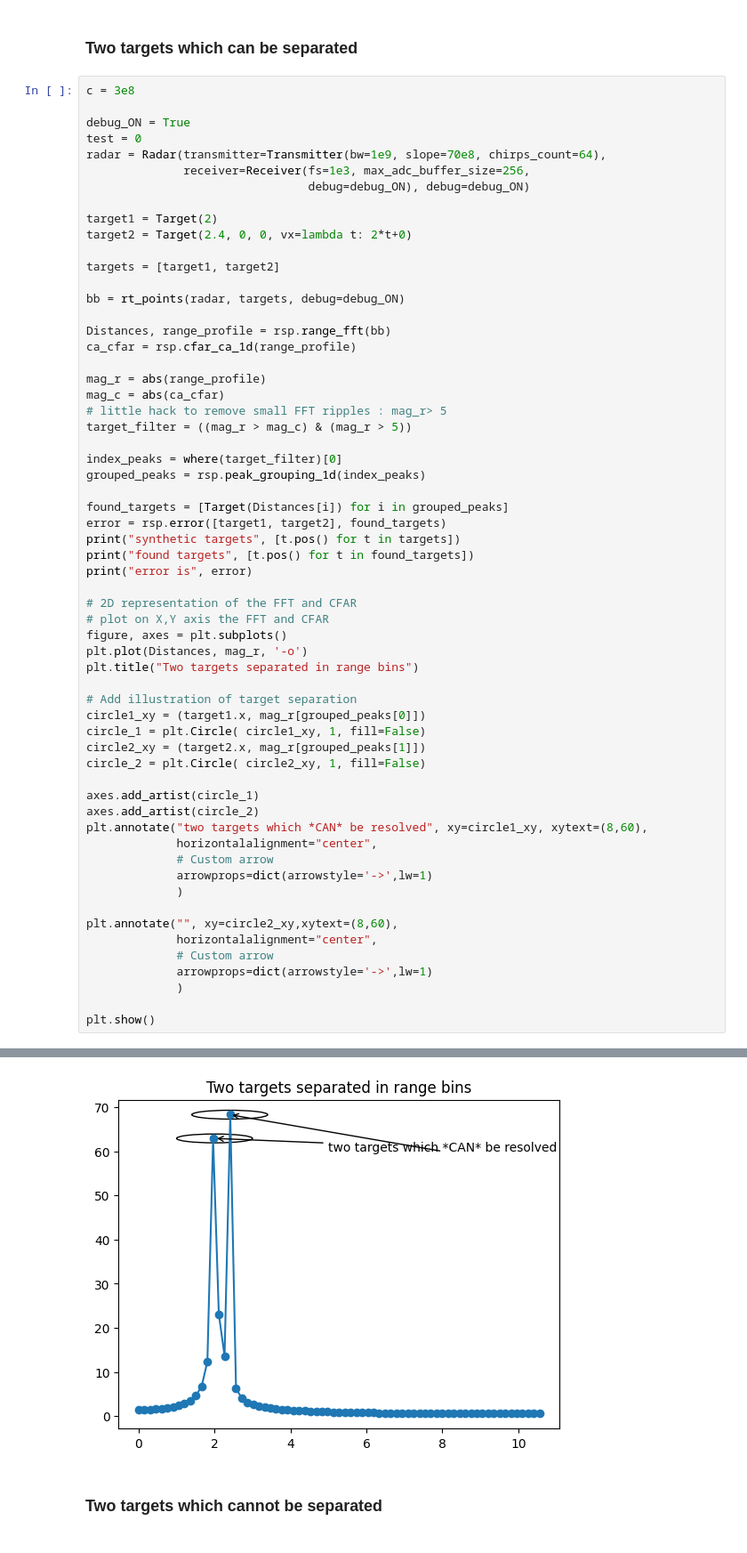
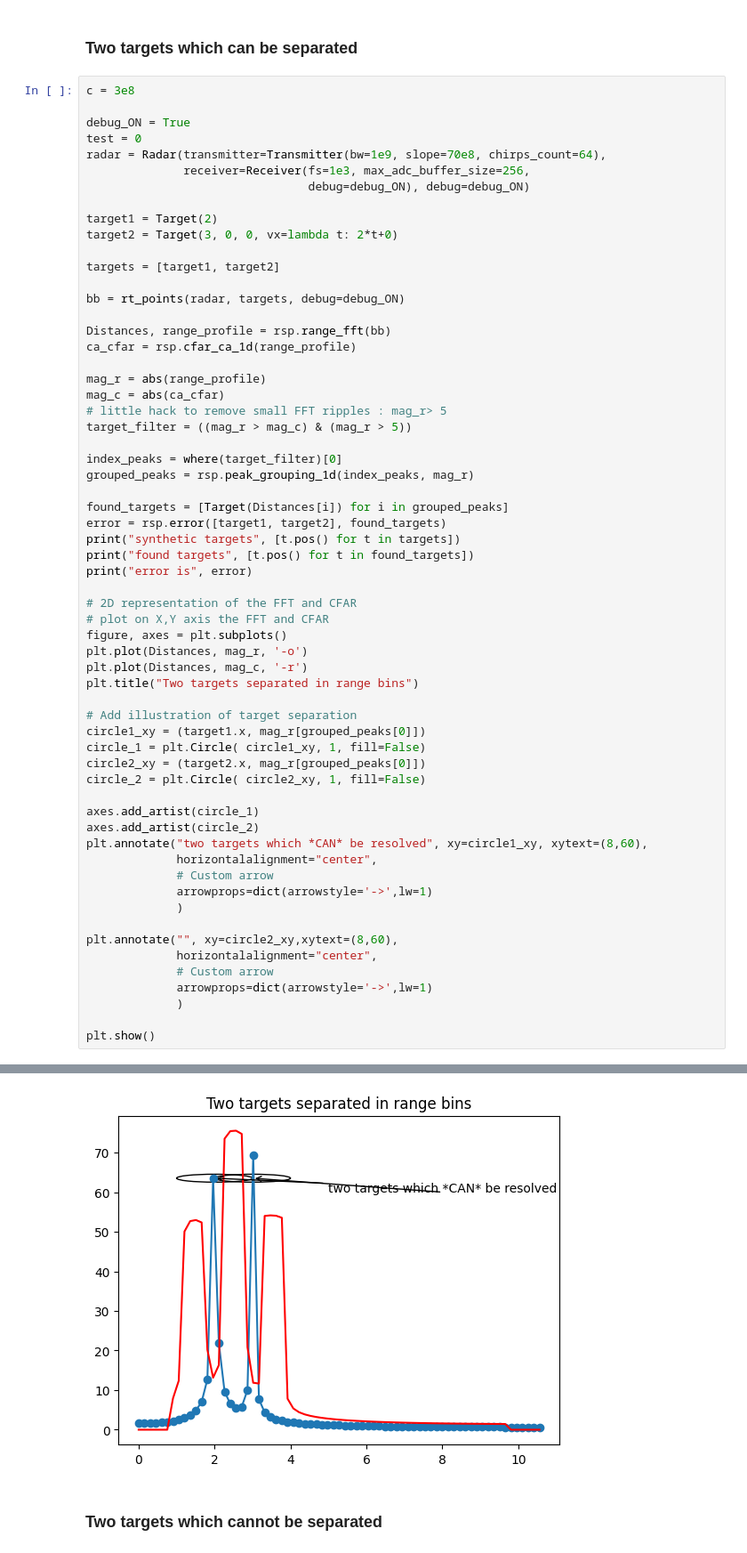
Before and after one commit to matt-chv/mmWrt, a Jupyter notebook: docs/Resolution.ipynb, the cells around one changed output, grey strips where cells are left out. Shown: that part at 89% size. Cells and saved outputs as stored; diff of their text form.

```diff
--- a/docs/Resolution.ipynb
+++ b/docs/Resolution.ipynb
@@ -51,7 +44,7 @@ radar = Radar(transmitter=Transmitter(bw=1e9, slope=70e8, chirps_count=64),
                                 debug=debug_ON), debug=debug_ON)
 
 target1 = Target(2)
-target2 = Target(2.4, 0, 0, vx=lambda t: 2*t+0)
+target2 = Target(3, 0, 0, vx=lambda t: 2*t+0)
 
 targets = [target1, target2]
 
@@ -66,7 +59,7 @@ mag_c = abs(ca_cfar)
 target_filter = ((mag_r > mag_c) & (mag_r > 5))
 
 index_peaks = where(target_filter)[0]
-grouped_peaks = rsp.peak_grouping_1d(index_peaks)
+grouped_peaks = rsp.peak_grouping_1d(index_peaks, mag_r)
 
 found_targets = [Target(Distances[i]) for i in grouped_peaks]
 error = rsp.error([target1, target2], found_targets)
@@ -78,12 +71,13 @@ print("error is", error)
 # plot on X,Y axis the FFT and CFAR
 figure, axes = plt.subplots()
 plt.plot(Distances, mag_r, '-o')
+plt.plot(Distances, mag_c, '-r')
 plt.title("Two targets separated in range bins")
 
 # Add illustration of target separation
 circle1_xy = (target1.x, mag_r[grouped_peaks[0]])
 circle_1 = plt.Circle( circle1_xy, 1, fill=False)
-circle2_xy = (target2.x, mag_r[grouped_peaks[1]])
+circle2_xy = (target2.x, mag_r[grouped_peaks[0]])
 circle_2 = plt.Circle( circle2_xy, 1, fill=False)
 
 axes.add_artist(circle_1)
@@ -108,4 +102,4 @@ error is 0.05271629778672016
-[figure, old version]
+[figure, new version]
 # %% [markdown]
 ### Two targets which cannot be separated
 # %%
```
Also changed, not shown: parts of 4 cells of this notebook, 8 other files.
